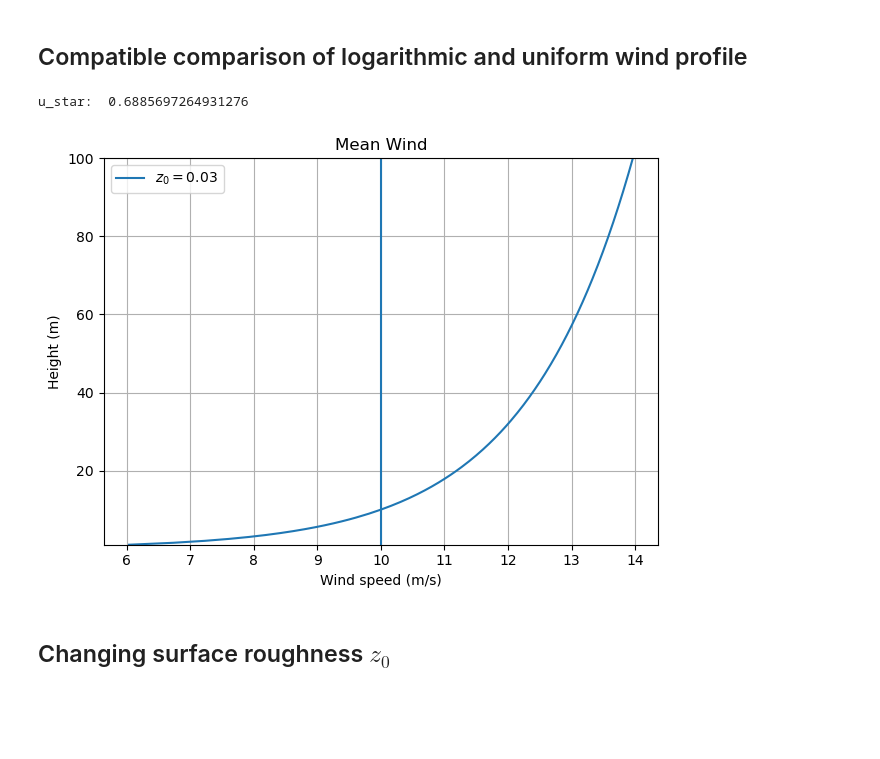
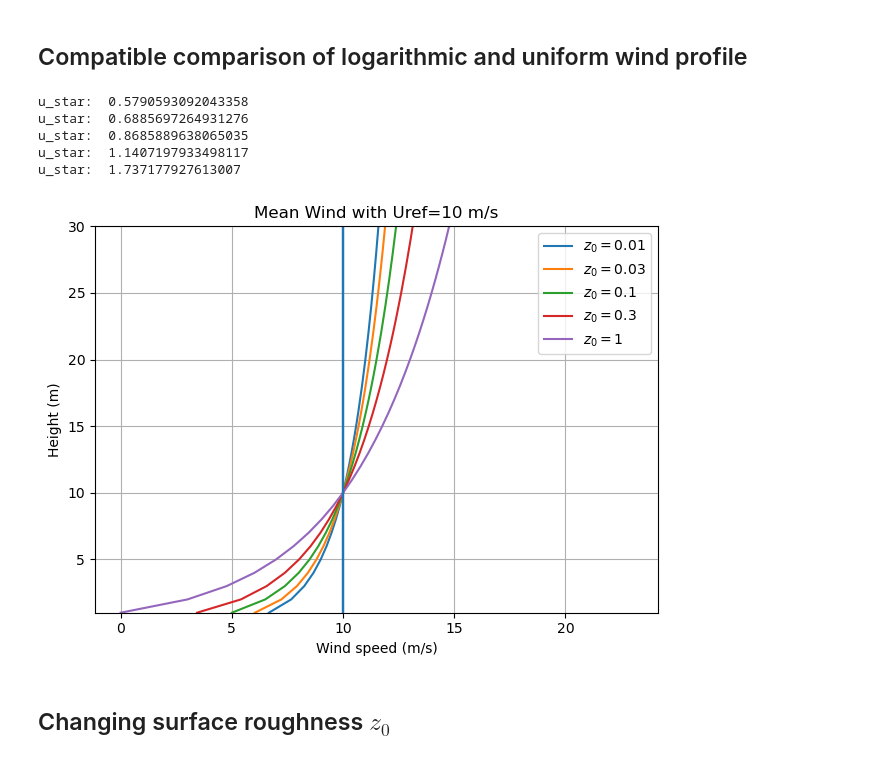
Before and after one commit to JacobManniche/Bachelor_legeplads, a Jupyter notebook: demos/wind profile 2D.ipynb, the cells around one changed output. Saved outputs shown, nothing was run; the diff lists cells and outputs as text; code cells hidden in the pictures; blank space fills up the shorter version.

```diff
--- a/demos/wind profile 2D.ipynb
+++ b/demos/wind profile 2D.ipynb
@@ -9,39 +9,43 @@ import matplotlib.pyplot as plt
 # %%
 # constants
 kappa = 0.4
 
 # surface roughness
-z0 = [0.03]
+z0 = [0.01, 0.03, 0.1, 0.3, 1]
 
 # using the surface roughness and the reference wind speed at 10 meters above ground, we make the log profile
 Uref = 10
 
 
 def U(z, z0, Uref):
     u_star= Uref*(kappa) / (np.log(10/z0))
     print('u_star: ',u_star)
     return (u_star/kappa) * np.log(z/z0)
 
 
-z = np.linspace(1,100,200)
+z = np.linspace(1,200,200)
 
 for rough in z0:
     plt.plot(U(z,rough,Uref), z, label=f'$z_0={rough}$')
-    plt.axvline(Uref)
+    plt.axvline(Uref,)
 
 plt.xlabel("Wind speed (m/s)")
 plt.ylabel("Height (m)")
-plt.title("Mean Wind")
+plt.title("Mean Wind with Uref=10 m/s")
 
 plt.grid(True)
-plt.ylim(1,100)
+plt.ylim(1,30)
 plt.legend()
 
 plt.tight_layout()
 plt.show()
 # %% [output]
+u_star:  0.5790593092043358
 u_star:  0.6885697264931276
+u_star:  0.8685889638065035
+u_star:  1.1407197933498117
+u_star:  1.737177927613007
-[figure, old version]
+[figure, new version]
 # %% [markdown]
 ## Changing surface roughness $z_0$
 # %%
```
Also changed, not shown: 3 other files.
